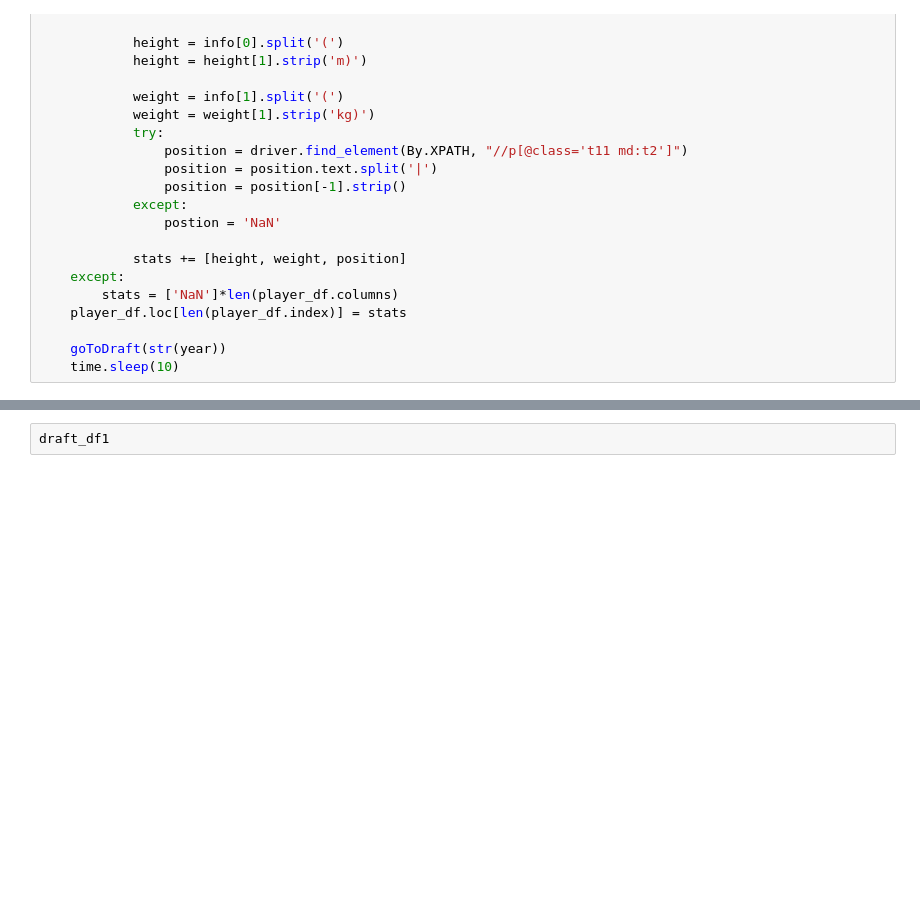
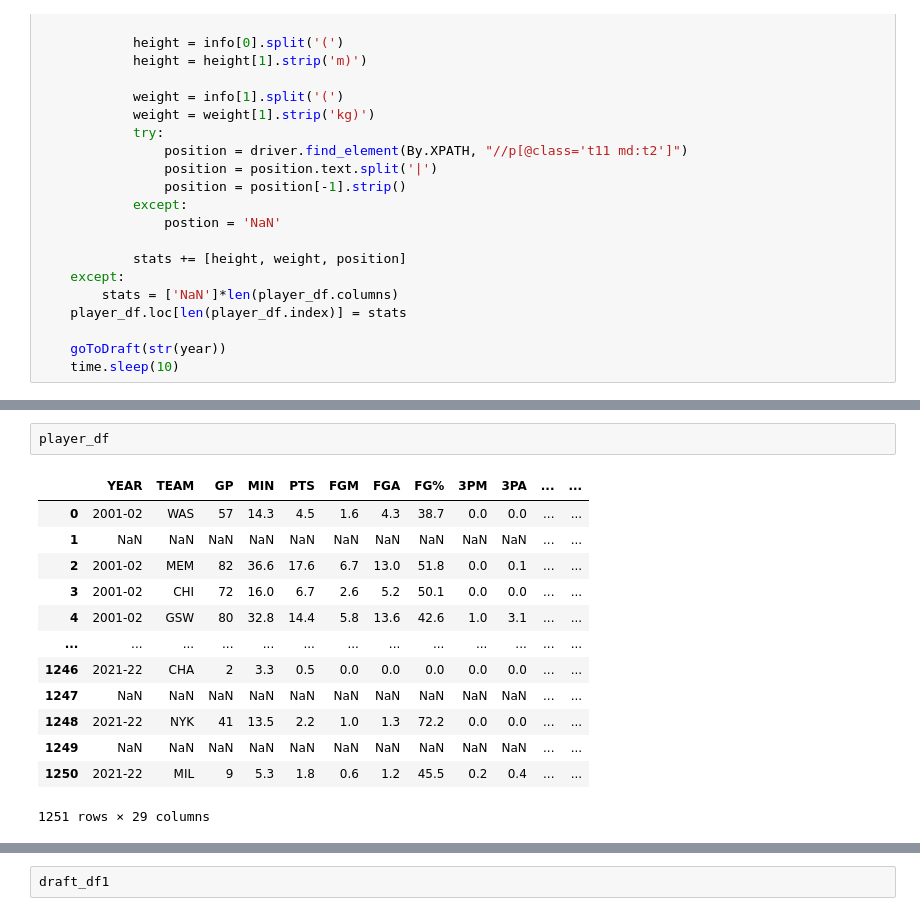
Before and after one commit to asimp104/nba_rookie_proj, a Jupyter notebook: NBA ROOKIE DATA SCRAPER .ipynb, the cells around one changed output, grey strips where cells are left out. Saved outputs shown, nothing was run; the diff lists cells and outputs as text; blank space fills up the shorter version.

```diff
--- a/NBA ROOKIE DATA SCRAPER .ipynb
+++ b/NBA ROOKIE DATA SCRAPER .ipynb
@@ -176,3 +209,19 @@ done
+# %%
+player_df
+# %% [output]
+|  | YEAR | TEAM | GP | MIN | PTS | FGM | FGA | FG% | 3PM | 3PA | ... | ... |
+| 0 | 2001-02 | WAS | 57 | 14.3 | 4.5 | 1.6 | 4.3 | 38.7 | 0.0 | 0.0 | ... | ... |
+| 1 | NaN | NaN | NaN | NaN | NaN | NaN | NaN | NaN | NaN | NaN | ... | ... |
+| 2 | 2001-02 | MEM | 82 | 36.6 | 17.6 | 6.7 | 13.0 | 51.8 | 0.0 | 0.1 | ... | ... |
+| 3 | 2001-02 | CHI | 72 | 16.0 | 6.7 | 2.6 | 5.2 | 50.1 | 0.0 | 0.0 | ... | ... |
+| 4 | 2001-02 | GSW | 80 | 32.8 | 14.4 | 5.8 | 13.6 | 42.6 | 1.0 | 3.1 | ... | ... |
+| ... | ... | ... | ... | ... | ... | ... | ... | ... | ... | ... | ... | ... |
+| 1246 | 2021-22 | CHA | 2 | 3.3 | 0.5 | 0.0 | 0.0 | 0.0 | 0.0 | 0.0 | ... | ... |
+| 1247 | NaN | NaN | NaN | NaN | NaN | NaN | NaN | NaN | NaN | NaN | ... | ... |
+| 1248 | 2021-22 | NYK | 41 | 13.5 | 2.2 | 1.0 | 1.3 | 72.2 | 0.0 | 0.0 | ... | ... |
+| 1249 | NaN | NaN | NaN | NaN | NaN | NaN | NaN | NaN | NaN | NaN | ... | ... |
+| 1250 | 2021-22 | MIL | 9 | 5.3 | 1.8 | 0.6 | 1.2 | 45.5 | 0.2 | 0.4 | ... | ... |
+1251 rows × 29 columns
 # %%
 del draft_df['TEAM'] #drops duplicate and useless columns
 del draft_df['YEAR']
```
Also changed, not shown: parts of 15 cells of this notebook, 3 other files.
